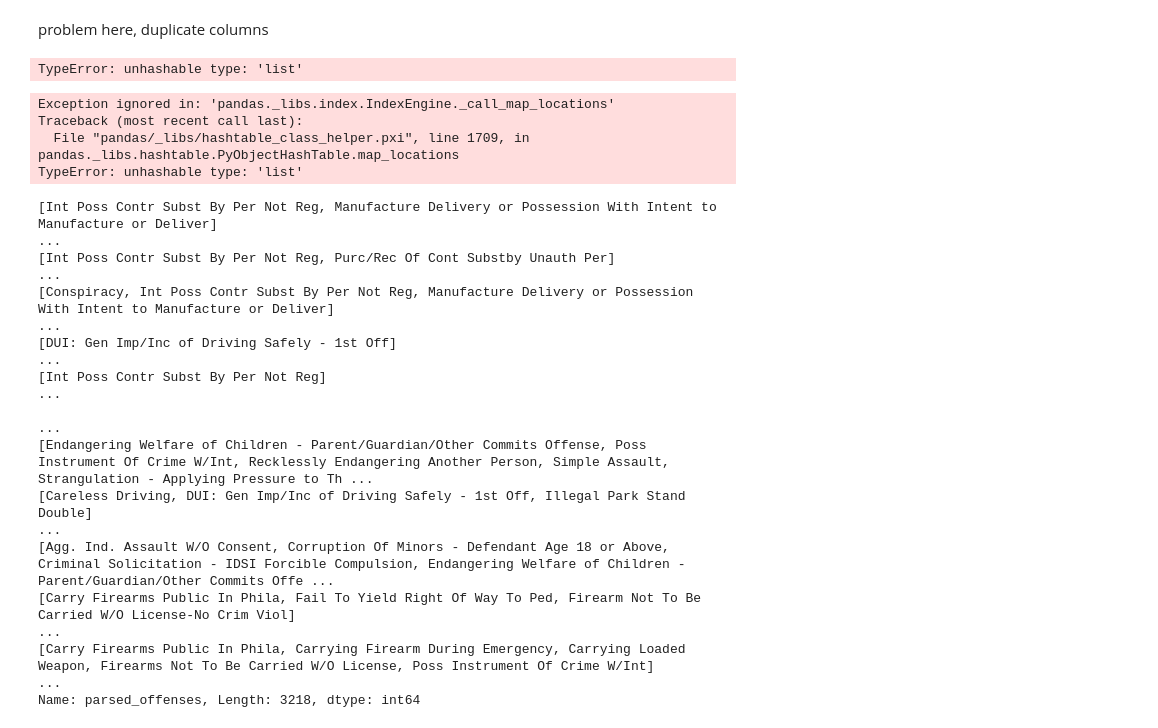
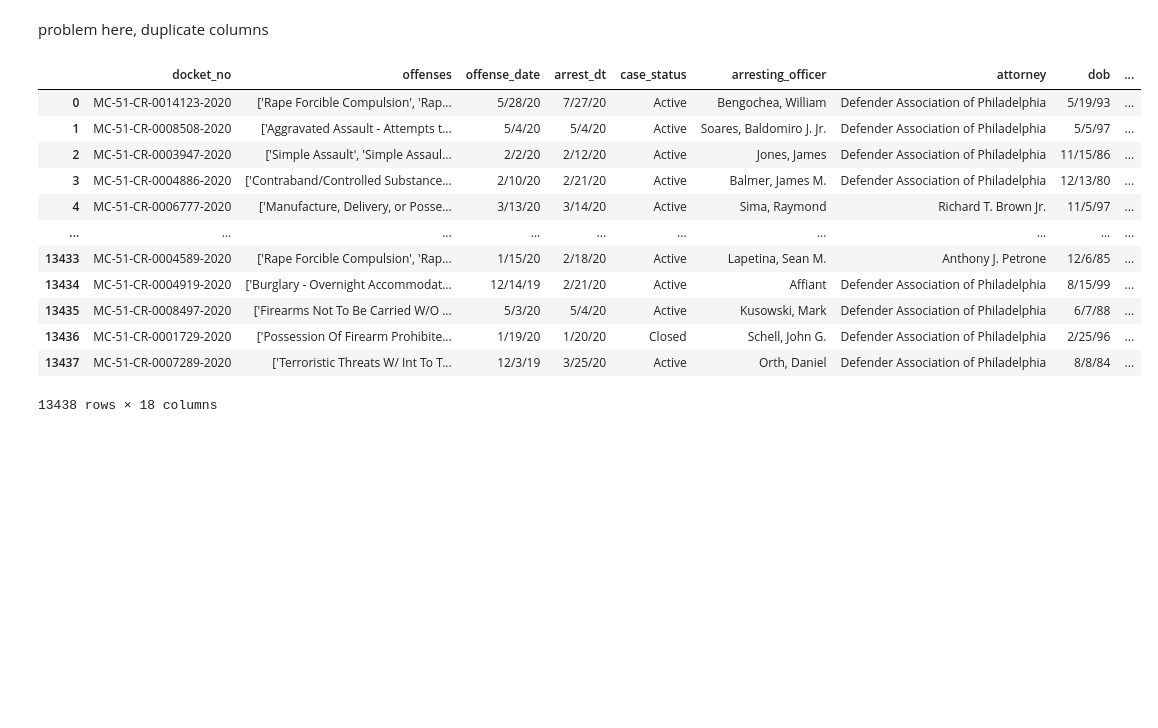
Before and after one commit to dzhen19/philly-bail, a Jupyter notebook: philly.ipynb, the cells around one changed output. Saved outputs shown, nothing was run; the diff lists cells and outputs as text; code cells hidden in the pictures; blank space fills up the shorter version.

```diff
--- a/philly.ipynb
+++ b/philly.ipynb
@@ -56,23 +56,3 @@ for entry in b['combined']:
     parsed.append(c)
 
 df['parsed_offenses'] = parsed
-# %%
-df['parsed_offenses'].value_counts()
-# %% [output]
-TypeError: unhashable type: 'list'
-Exception ignored in: 'pandas._libs.index.IndexEngine._call_map_locations'
-Traceback (most recent call last):
-  File "pandas/_libs/hashtable_class_helper.pxi", line 1709, in pandas._libs.hashtable.PyObjectHashTable.map_locations
-TypeError: unhashable type: 'list'
-[Int Poss Contr Subst By Per Not Reg, Manufacture Delivery or Possession With Intent to Manufacture or Deliver]                                                                                          ...
-[Int Poss Contr Subst By Per Not Reg, Purc/Rec Of Cont Substby Unauth Per]                                                                                                                               ...
-[Conspiracy, Int Poss Contr Subst By Per Not Reg, Manufacture Delivery or Possession With Intent to Manufacture or Deliver]                                                                              ...
-[DUI: Gen Imp/Inc of Driving Safely - 1st Off]                                                                                                                                                           ...
-[Int Poss Contr Subst By Per Not Reg]                                                                                                                                                                    ...
-                                                                                                                                                                                                         ...
-[Endangering Welfare of Children - Parent/Guardian/Other Commits Offense, Poss Instrument Of Crime W/Int, Recklessly Endangering Another Person, Simple Assault, Strangulation - Applying Pressure to Th ...
-[Careless Driving, DUI: Gen Imp/Inc of Driving Safely - 1st Off, Illegal Park Stand Double]                                                                                                              ...
-[Agg. Ind. Assault W/O Consent, Corruption Of Minors - Defendant Age 18 or Above, Criminal Solicitation - IDSI Forcible Compulsion, Endangering Welfare of Children - Parent/Guardian/Other Commits Offe ...
-[Carry Firearms Public In Phila, Fail To Yield Right Of Way To Ped, Firearm Not To Be Carried W/O License-No Crim Viol]                                                                                  ...
-[Carry Firearms Public In Phila, Carrying Firearm During Emergency, Carrying Loaded Weapon, Firearms Not To Be Carried W/O License, Poss Instrument Of Crime W/Int]                                      ...
-Name: parsed_offenses, Length: 3218, dtype: int64
@@ -78,0 +61,18 @@ Name: parsed_offenses, Length: 3218, dtype: int64
+# %%
+df["bail_paid_int"] = df["bail_pa"].astype(int)
+df["bail_amount"] = df["bail_amount"].astype(int)
+df
+# %% [output]
+|  | docket_no | offenses | offense_date | arrest_dt | case_status | arresting_officer | attorney | dob | ... |
+| 0 | MC-51-CR-0014123-2020 | ['Rape Forcible Compulsion', 'Rap... | 5/28/20 | 7/27/20 | Active | Bengochea, William | Defender Association of Philadelphia | 5/19/93 | ... |
+| 1 | MC-51-CR-0008508-2020 | ['Aggravated Assault - Attempts t... | 5/4/20 | 5/4/20 | Active | Soares, Baldomiro J. Jr. | Defender Association of Philadelphia | 5/5/97 | ... |
+| 2 | MC-51-CR-0003947-2020 | ['Simple Assault', 'Simple Assaul... | 2/2/20 | 2/12/20 | Active | Jones, James | Defender Association of Philadelphia | 11/15/86 | ... |
+| 3 | MC-51-CR-0004886-2020 | ['Contraband/Controlled Substance... | 2/10/20 | 2/21/20 | Active | Balmer, James M. | Defender Association of Philadelphia | 12/13/80 | ... |
+| 4 | MC-51-CR-0006777-2020 | ['Manufacture, Delivery, or Posse... | 3/13/20 | 3/14/20 | Active | Sima, Raymond | Richard T. Brown Jr. | 11/5/97 | ... |
+| ... | ... | ... | ... | ... | ... | ... | ... | ... | ... |
+| 13433 | MC-51-CR-0004589-2020 | ['Rape Forcible Compulsion', 'Rap... | 1/15/20 | 2/18/20 | Active | Lapetina, Sean M. | Anthony J. Petrone | 12/6/85 | ... |
+| 13434 | MC-51-CR-0004919-2020 | ['Burglary - Overnight Accommodat... | 12/14/19 | 2/21/20 | Active | Affiant | Defender Association of Philadelphia | 8/15/99 | ... |
+| 13435 | MC-51-CR-0008497-2020 | ['Firearms Not To Be Carried W/O ... | 5/3/20 | 5/4/20 | Active | Kusowski, Mark | Defender Association of Philadelphia | 6/7/88 | ... |
+| 13436 | MC-51-CR-0001729-2020 | ['Possession Of Firearm Prohibite... | 1/19/20 | 1/20/20 | Closed | Schell, John G. | Defender Association of Philadelphia | 2/25/96 | ... |
+| 13437 | MC-51-CR-0007289-2020 | ['Terroristic Threats W/ Int To T... | 12/3/19 | 3/25/20 | Active | Orth, Daniel | Defender Association of Philadelphia | 8/8/84 | ... |
+13438 rows × 18 columns
```
Also changed, not shown: parts of 1 cell of this notebook.
